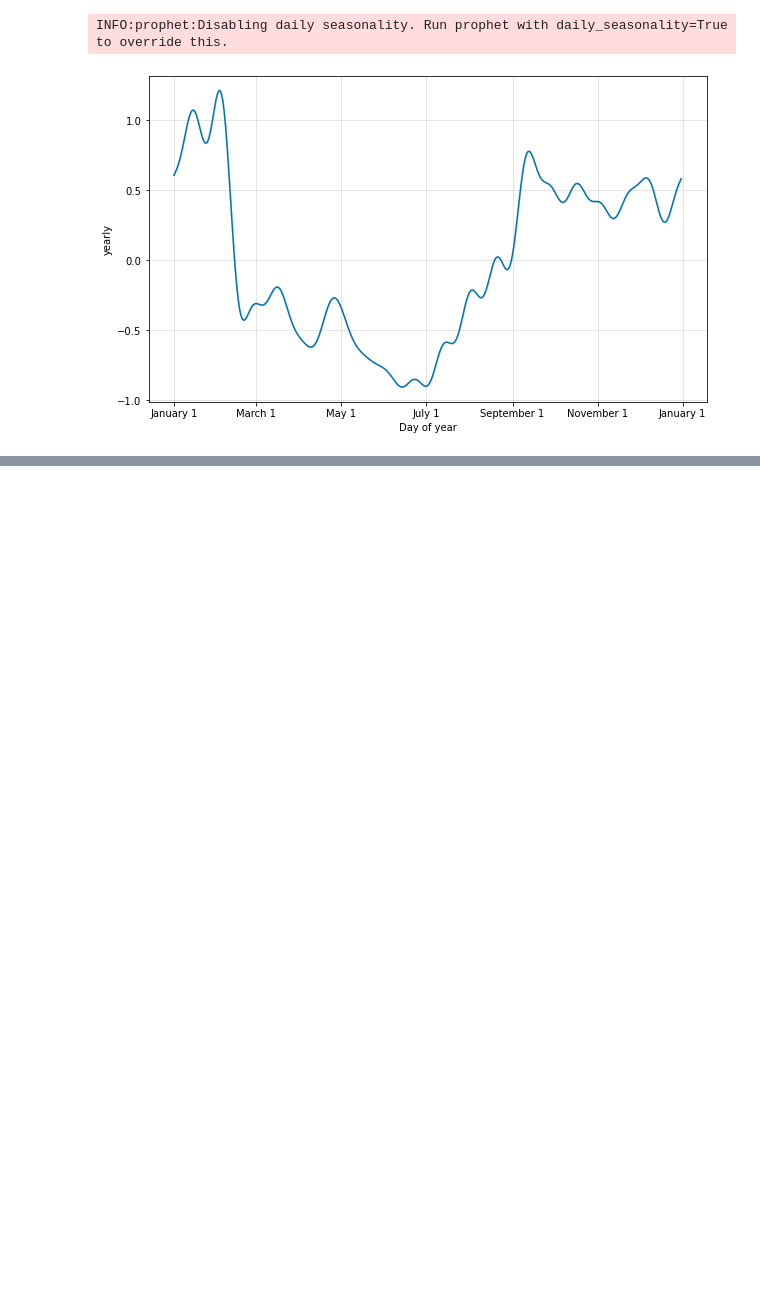
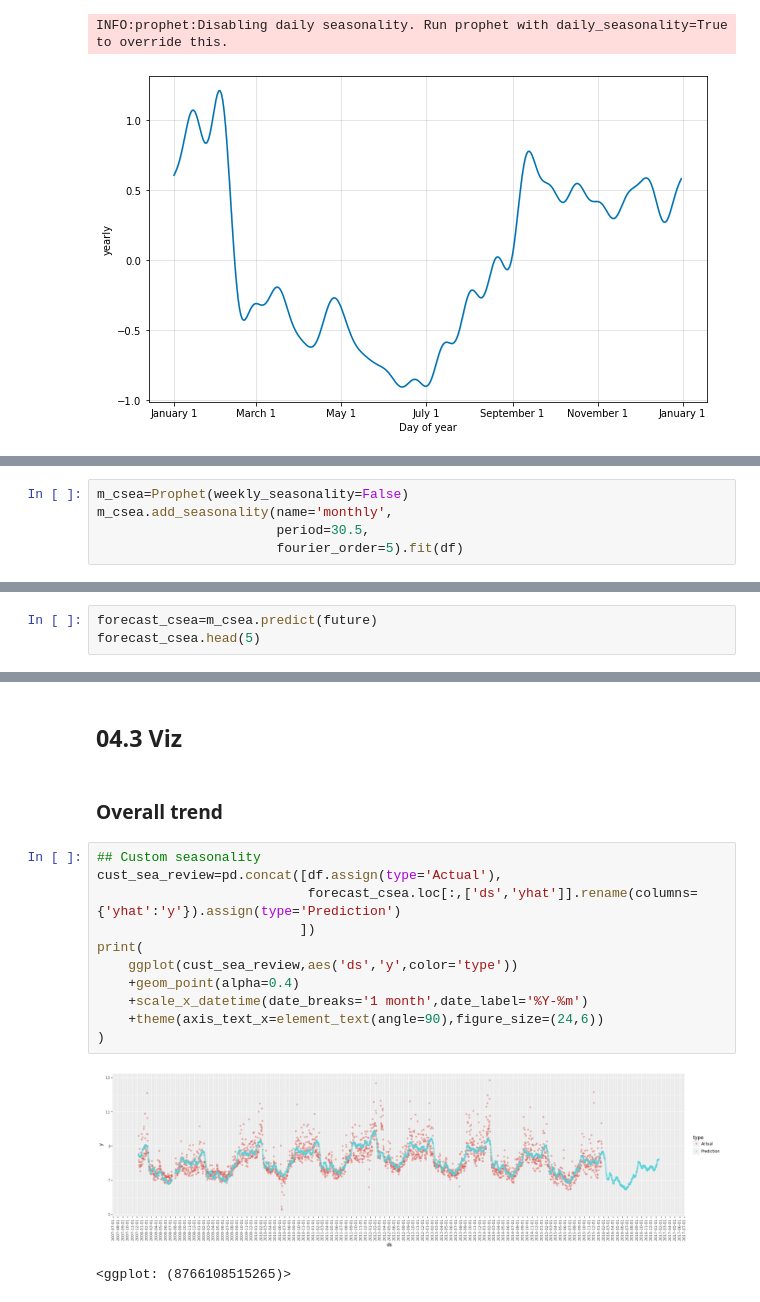
Before and after one commit to Ivanlong0630/Time_Series, a Jupyter notebook: Prophet/04_Prophet_Seasonality_HolidayEffects_Regressors.ipynb, the cells around one changed output, grey strips where cells are left out. Drawn from its saved outputs; the diff is of its cells as text; blank space fills up the shorter version.

Commit message:
Add Custom Seasonality

```diff
--- a/Prophet/04_Prophet_Seasonality_HolidayEffects_Regressors.ipynb
+++ b/Prophet/04_Prophet_Seasonality_HolidayEffects_Regressors.ipynb
@@ -702,0 +737,5 @@ INFO:prophet:Disabling daily seasonality. Run prophet with daily_seasonality=Tru
+# %%
+m_csea=Prophet(weekly_seasonality=False)
+m_csea.add_seasonality(name='monthly',
+                       period=30.5,
+                       fourier_order=5).fit(df)
@@ -702,0 +747,3 @@ INFO:prophet:Disabling daily seasonality. Run prophet with daily_seasonality=Tru
+# %%
+forecast_csea=m_csea.predict(future)
+forecast_csea.head(5)
@@ -702,0 +757,18 @@ INFO:prophet:Disabling daily seasonality. Run prophet with daily_seasonality=Tru
+# %% [markdown]
+## 04.3 Viz
+# %% [markdown]
+### Overall trend
+# %%
+## Custom seasonality
+cust_sea_review=pd.concat([df.assign(type='Actual'),
+                           forecast_csea.loc[:,['ds','yhat']].rename(columns={'yhat':'y'}).assign(type='Prediction')
+                          ])
+print(
+    ggplot(cust_sea_review,aes('ds','y',color='type'))
+    +geom_point(alpha=0.4)
+    +scale_x_datetime(date_breaks='1 month',date_label='%Y-%m')
+    +theme(axis_text_x=element_text(angle=90),figure_size=(24,6))
+)
+# %% [output]
+[figure, added]
+<ggplot: (8766108515265)>
```
Also changed, not shown: parts of 8 cells of this notebook.
